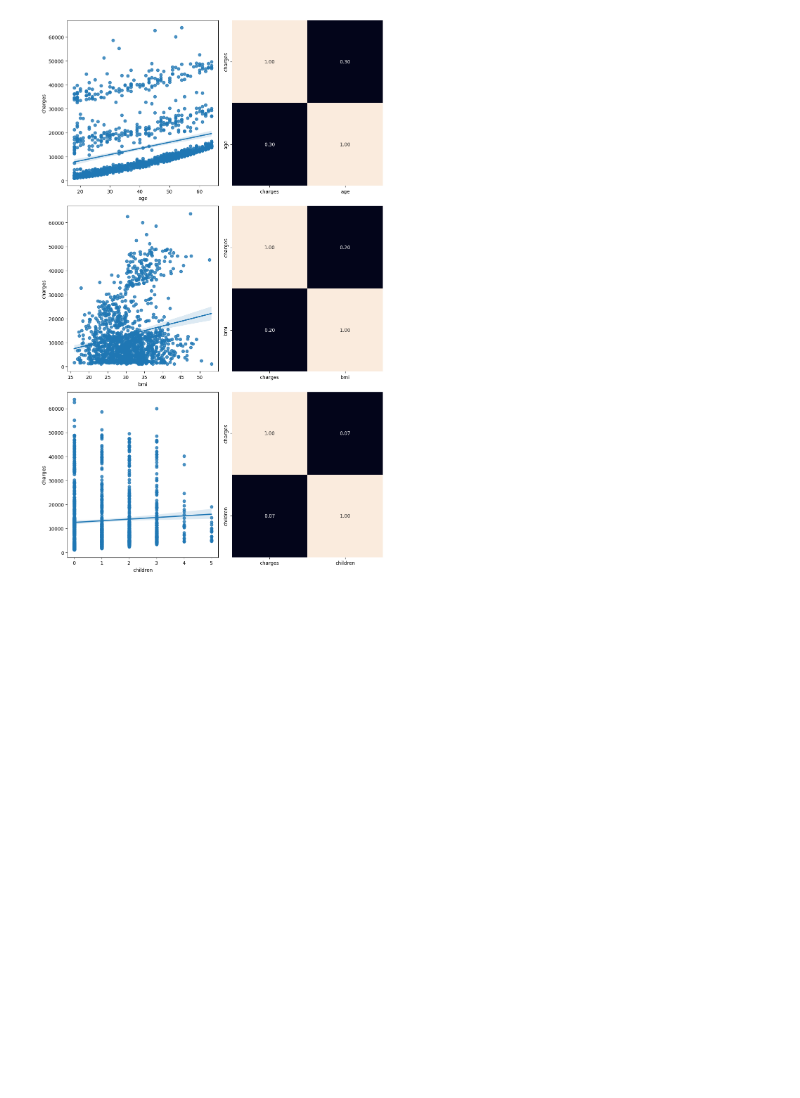
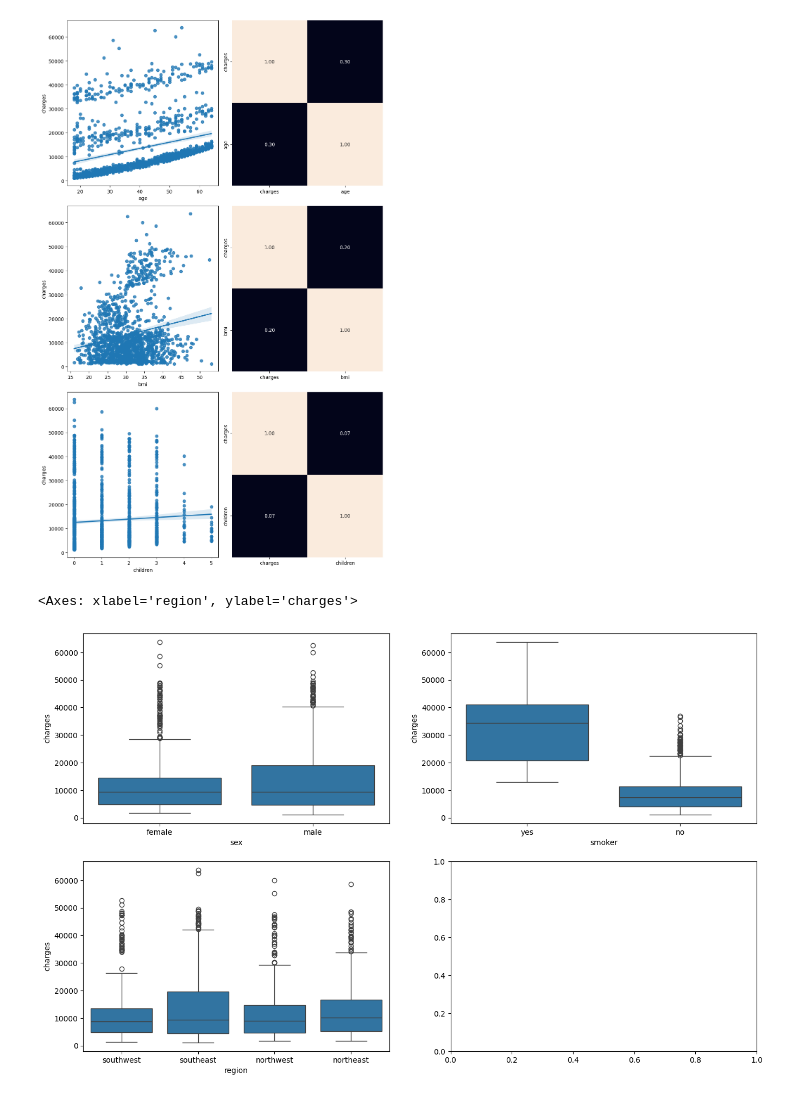
Before and after one commit to diegowp310/Regresion_lineal, a Jupyter notebook: src/explore.ipynb, the cells around one changed output. Cells and saved outputs as stored; diff of their text form; code cells hidden in the pictures; blank space fills up the shorter version.

```diff
--- a/src/explore.ipynb
+++ b/src/explore.ipynb
@@ -116,0 +120,10 @@ plt.show()
+# %%
+
+fig, axis = plt.subplots(2,2, figsize=(16,10))
+
+sns.boxplot(data=df, x='sex', y='charges', ax=axis[0,0])
+sns.boxplot(data=df, x='smoker', y='charges', ax=axis[0,1])
+sns.boxplot(data=df, x='region', y='charges', ax=axis[1,0])
+# %% [output]
+<Axes: xlabel='region', ylabel='charges'>
+[figure, added]
```
Also changed, not shown: parts of 21 cells of this notebook.
